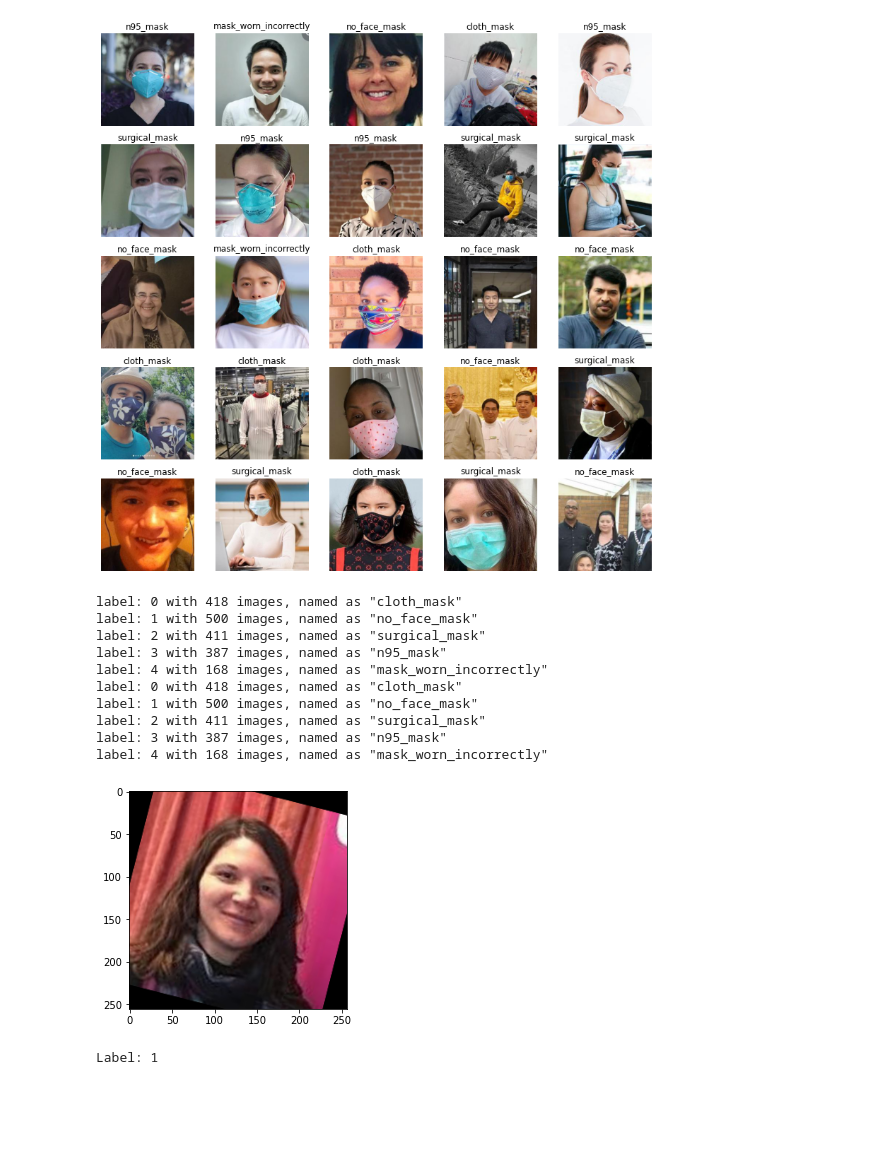
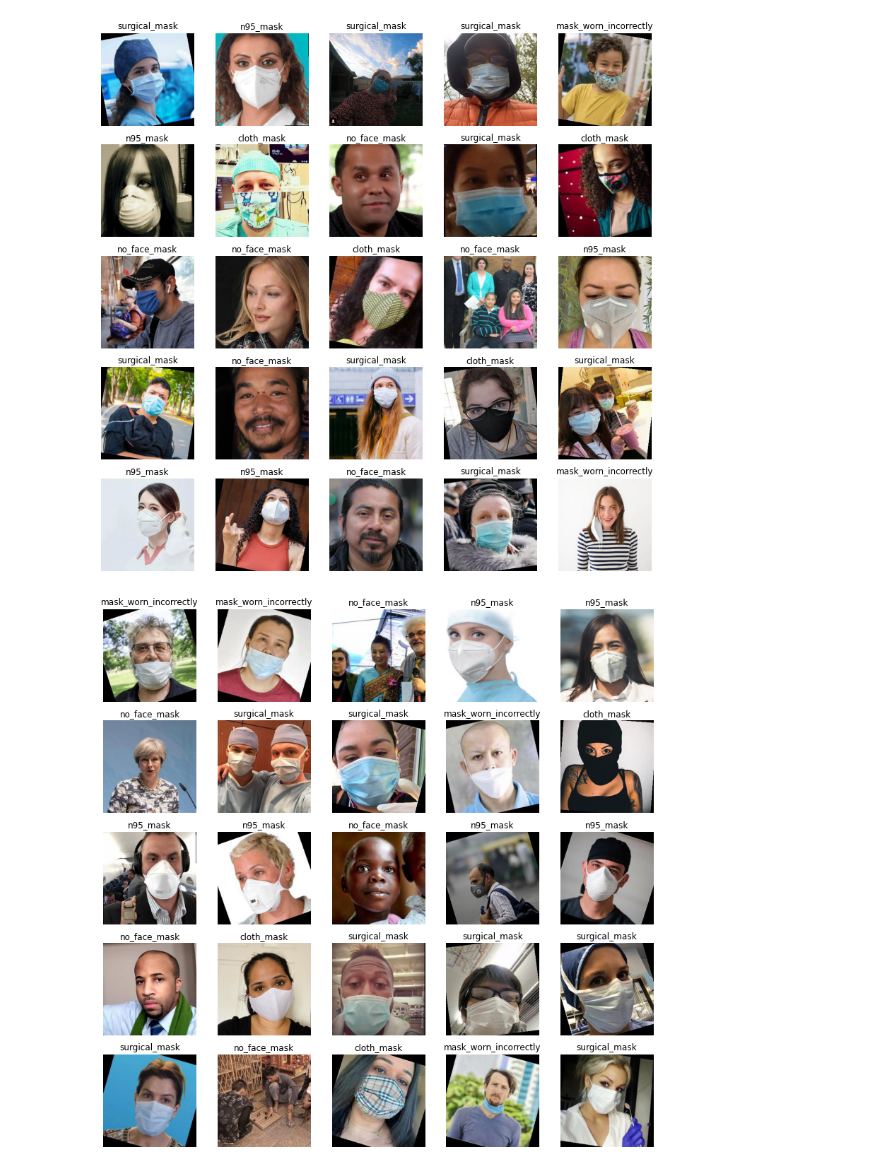
Before and after one commit to youyinnn/ai_face_mask_detector, a Jupyter notebook: show_case_1.ipynb, the cells around one changed output. Cells and saved outputs as stored; diff of their text form; code cells hidden in the pictures; blank space fills up the shorter version.

Commit message:
train/test dataset loader

```diff
--- a/show_case_1.ipynb
+++ b/show_case_1.ipynb
@@ -11,0 +1,13 @@ label: 4 with 168 images, named as "mask_worn_incorrectly"
+# %%
+from data_process.DatasetHelper import ImageDataset
+from data_process.DatasetHelper import label_map
+
+# unzip the augmented dataset and load it
+training_data = ImageDataset('./data/aug_0')
+print()
+testing_data = ImageDataset('./data/aug_0', train=False)
+
+batch_size = 40
+
+train_loader = torch.utils.data.DataLoader(training_data, batch_size=batch_size, shuffle=True, num_workers=1)
+test_loader = torch.utils.data.DataLoader(testing_data, batch_size=batch_size, shuffle=True, num_workers=1)
@@ -12,47 +26,24 @@ label: 4 with 168 images, named as "mask_worn_incorrectly"
 # %%
 import torch
 from torch.utils.data import Dataset
 from torchvision import datasets
 from torchvision.transforms import ToTensor
 import matplotlib.pyplot as plt
 
 def show_image_rand(img_data):
     figure = plt.figure(figsize=(14, 14))
     cols, rows = 5, 5
     for i in range(1, cols * rows + 1):
         sample_idx = torch.randint(len(img_data), size=(1,)).item()
         img, label = img_data[sample_idx]
         figure.add_subplot(rows, cols, i)
         plt.title(label_map[label])
         plt.axis("off")
         plt.imshow(img.permute(1, 2, 0))
     plt.show()
 
 show_image_rand(training_data)
+show_image_rand(testing_data)
 # %% [output]
-[figure, old version]
+[figure, new version]
+[figure, added]
-# %%
-from torchvision import transforms
-import PIL
-
-transforms = torch.nn.Sequential(
-    transforms.ColorJitter(hue=.05, saturation=.05),
-    transforms.RandomHorizontalFlip(),
-    transforms.RandomRotation(20, resample=PIL.Image.BILINEAR)
-    # transforms.Normalize((0.485, 0.456, 0.406), (0.229, 0.224, 0.225)),
-)
-scripted_transforms = torch.jit.script(transforms)
-
-training_data_with_transform = ImageDataset('./data/resized', transform=scripted_transforms)
-test_data_with_transform = ImageDataset('./data/resized', transform=scripted_transforms)
-# %% [output]
-label: 0 with 418 images, named as "cloth_mask"
-label: 1 with 500 images, named as "no_face_mask"
-label: 2 with 411 images, named as "surgical_mask"
-label: 3 with 387 images, named as "n95_mask"
-label: 4 with 168 images, named as "mask_worn_incorrectly"
-label: 0 with 418 images, named as "cloth_mask"
-label: 1 with 500 images, named as "no_face_mask"
-label: 2 with 411 images, named as "surgical_mask"
-label: 3 with 387 images, named as "n95_mask"
-label: 4 with 168 images, named as "mask_worn_incorrectly"
@@ -64,12 +49,0 @@ test_dataloader = DataLoader(test_data_with_transform, batch_size=64, shuffle=Tr
-# %%
-train_features, train_labels = train_dataloader.dataset[900]
-# print(f"Feature batch shape: {train_features.size()}")
-# print(f"Labels batch shape: {train_labels.size()}")
-img = train_features.squeeze()
-label = train_labels
-plt.imshow(img.permute(1, 2, 0))
-plt.show()
-print(f"Label: {label}")
-# %% [output]
-[figure, removed]
-Label: 1
```
Also changed, not shown: parts of 4 cells of this notebook, 3 other files.
